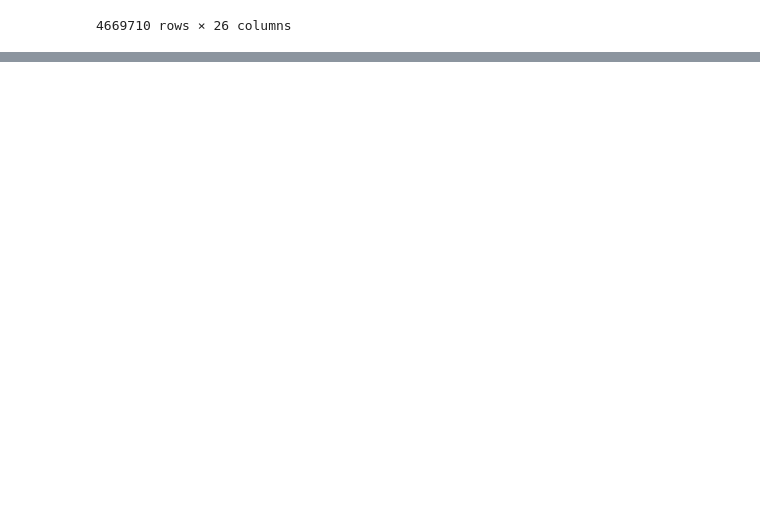
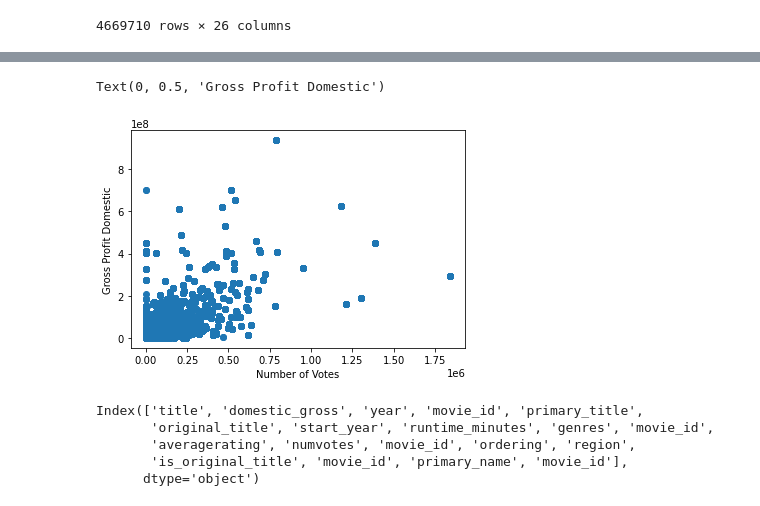
Before and after one commit to stephcia/Microsoft-Studios-Analysis, a Jupyter notebook: Gideon Data.ipynb, the cells around one changed output, grey strips where cells are left out. Drawn from its saved outputs; the diff is of its cells as text; code cells hidden in the pictures; blank space fills up the shorter version.

Commit message:
Pushing Tuesday Work on data cleaning and merging up

```diff
--- a/Gideon Data.ipynb
+++ b/Gideon Data.ipynb
@@ -65,0 +409,2 @@ GD2
+# %%
+GD2['region'].fillna('Unknown', inplace=True)
@@ -65,0 +527,5 @@ GD2
+# %%
+## really tired. Just dropping.. :)
+## since this is 50% of the data we've got to drop it or the NAs..... maybe we can find another source for that data.
+
+GD1=GD1.drop(['foreign_gross'], axis=1)
@@ -65,0 +578,2 @@ GD2
+# %%
+DFmerged=pd.merge(GD1,GD2, how='inner', on='title')
@@ -65,0 +604,2 @@ GD2
+# %%
+DFmerged=DFmerged.drop(['studio'], axis=1)
@@ -65,0 +644,24 @@ GD2
+# %%
+import matplotlib.pyplot as plt
+
+
+fig,ax=plt.subplots()
+
+ax.scatter(DFmerged['numvotes'],DFmerged['domestic_gross'])
+ax.set_xlabel("Number of Votes")
+ax.set_ylabel('Gross Profit Domestic')
+# %% [output]
+Text(0, 0.5, 'Gross Profit Domestic')
+[figure, added]
+# %%
+#def autopploter(sourcedata,listofcomparision)
+
+#listofcomparisions is a list of tuples where each tuple is an x y category column.
+
+DFmerged.keys()
+# %% [output]
+Index(['title', 'domestic_gross', 'year', 'movie_id', 'primary_title',
+       'original_title', 'start_year', 'runtime_minutes', 'genres', 'movie_id',
+       'averagerating', 'numvotes', 'movie_id', 'ordering', 'region',
+       'is_original_title', 'movie_id', 'primary_name', 'movie_id'],
+      dtype='object')
```
Also changed, not shown: parts of 62 cells of this notebook.
